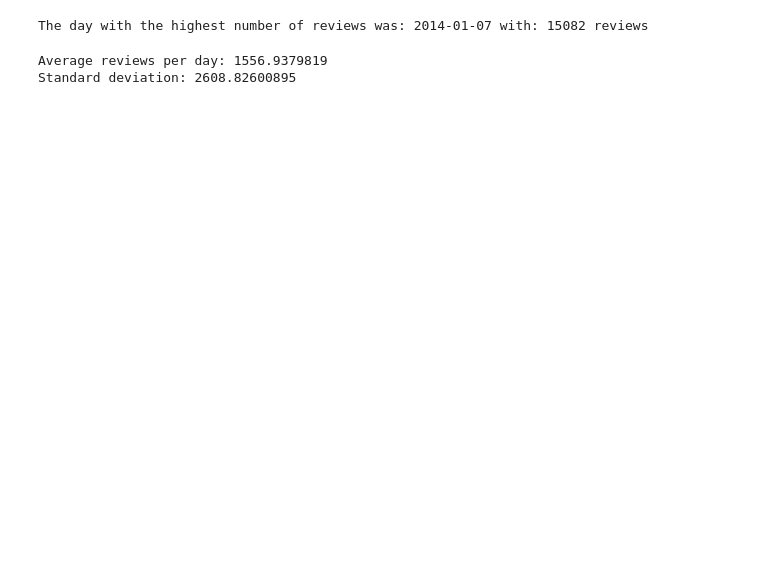
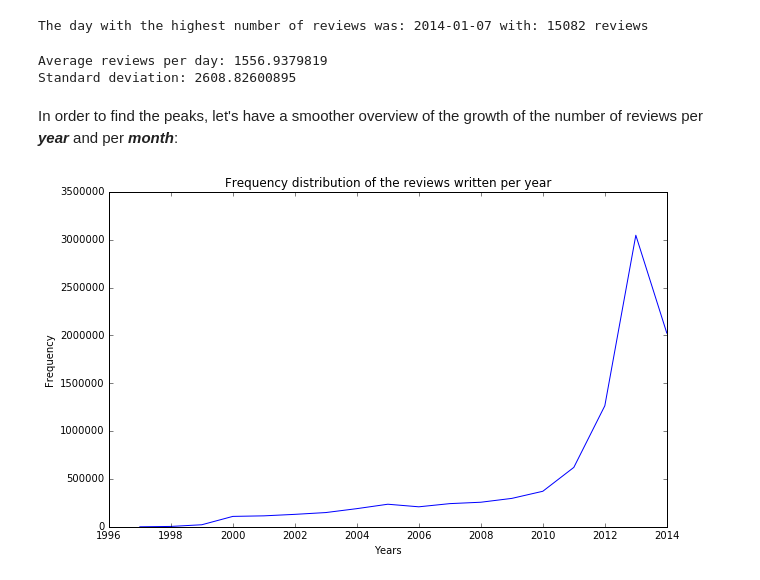
Before and after one commit to lccambiaghi/Amazon-Products-and-Reviews-Analysis, a Jupyter notebook: EC2/Spark.ipynb, the cells around one changed output. Saved outputs shown, nothing was run; the diff lists cells and outputs as text; code cells hidden in the pictures; blank space fills up the shorter version.

Commit message:
Other interesting analysis on reviews (identified peaks, positive/negative reviews, average overall over time)

```diff
--- a/EC2/Spark.ipynb
+++ b/EC2/Spark.ipynb
@@ -834,3 +837,23 @@ print 'Standard deviation:',np.std(frequencies)
 # %% [output]
 Average reviews per day: 1556.9379819
 Standard deviation: 2608.82600895
+# %% [markdown]
+In order to find the peaks, let's have a smoother overview of the growth of the number of reviews per ***year*** and per ***month***:
+# %%
+years = range(1997,2015)
+reviews_per_year = {}
+for year in years:
+    reviews_per_year[year] = 0
+    for day in reviews_per_day:
+        if day['reviewTime'].year==year:
+            reviews_per_year[year]+=day['count']
+# %%
+frequencies = reviews_per_year.values()
+plt.figure(figsize=(10,6))
+plt.plot(years,frequencies)
+plt.title('Frequency distribution of the reviews written per year')
+plt.xlabel('Years')
+plt.ylabel('Frequency')
+plt.show()
+# %% [output]
+[figure, added]
```
Also changed, not shown: parts of 28 cells of this notebook, 3 other files.
